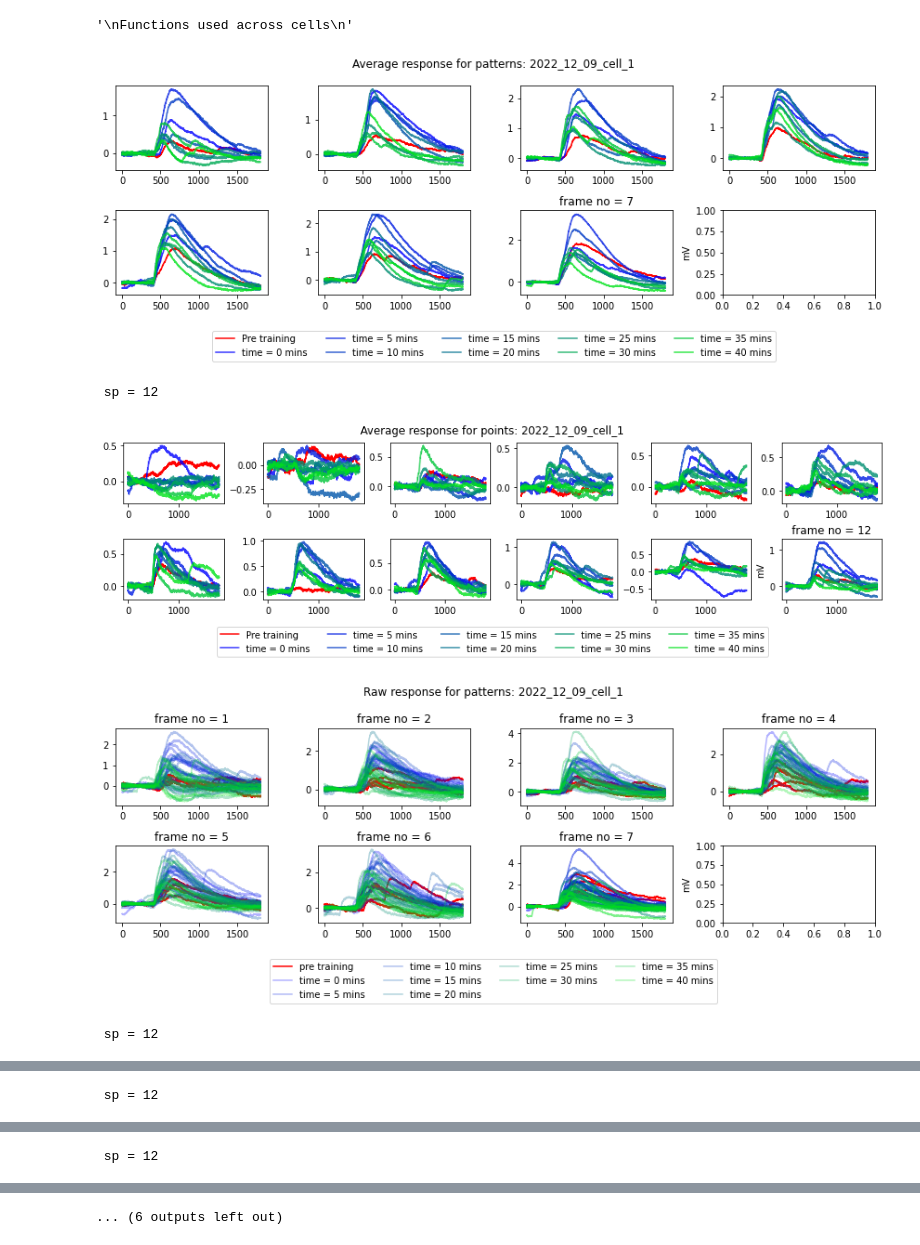
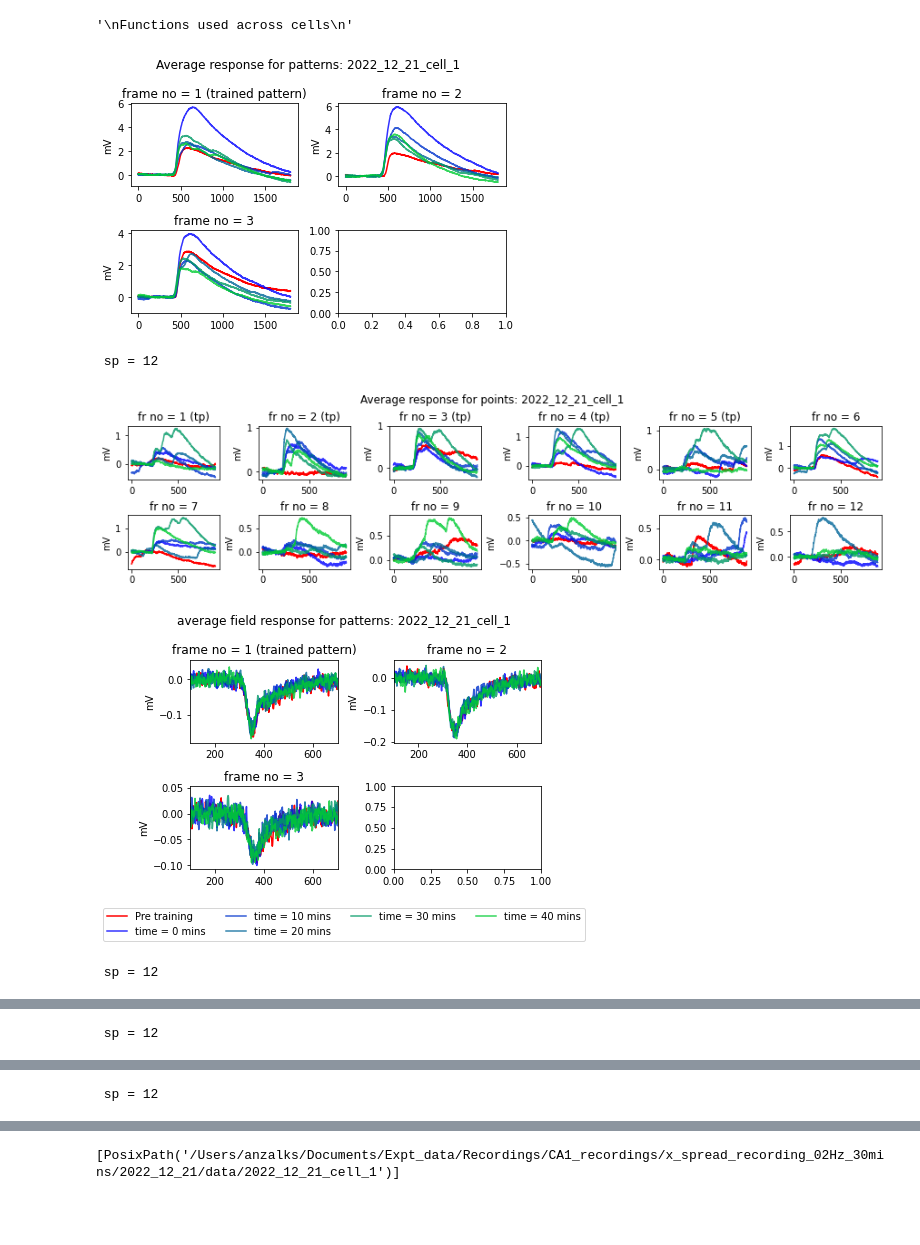
Before and after one commit to anzalks/ep_snippets, a Jupyter notebook: LTP_Cell_to_cell_analytsis_all_patterns.ipynb, the cells around one changed output, grey strips where cells are left out. Saved outputs shown, nothing was run; the diff lists cells and outputs as text; code cells hidden in the pictures; blank space fills up the shorter version.

```diff
--- a/LTP_Cell_to_cell_analytsis_all_patterns.ipynb
+++ b/LTP_Cell_to_cell_analytsis_all_patterns.ipynb
@@ -165,6 +165,9 @@ def protocol_tag(file_name):
     elif 'patternsx' in protocol_name:
         #print('pattern protocol')
         title = 'Patterns'
+    elif 'patterns_x' in protocol_name:
+        #print('pattern protocol')
+        title = 'Patterns'
     elif 'Training' in protocol_name:
         #print('training')
         title = 'Training pattern'
@@ -263,7 +266,7 @@ Analysis functions
 """
 Get peak events by taking TTL into account
 """
-def peak_event(file_name):
+def peak_event(file_name,channel_name):
     f = str(file_name)
     reader = nio.AxonIO(f)
     channels = reader.header['signal_channels']
@@ -278,7 +281,7 @@ def peak_event(file_name):
     cell_trace_all = []
     TTL_sig_all = []
     for s, segment in enumerate(segments):
-        cell = channel_name_to_index(reader,'IN0')
+        cell = channel_name_to_index(reader,channel_name)
         analogsignals = segment.analogsignals[cell]
         unit = str(analogsignals.units).split()[1]
         trace = np.array(analogsignals)
@@ -333,18 +336,38 @@ def raw_peak_dist(points_or_pattern_file_set_abf):
     global epsp_post_raw
     pre_f = points_or_pattern_file_set_abf[0]
     post_f = points_or_pattern_file_set_abf[1:]
-    epsp_pre = peak_event(pre_f)[1]
+    epsp_pre = peak_event(pre_f,'IN0')[1] #IN0 for cell channel
 
-    epsp_pre_raw = peak_event(pre_f)[2]
+    epsp_pre_raw = peak_event(pre_f,'IN0')[2] #IN0 for cell channel
     epsp_post = []
     epsp_post_raw = []
     for p in post_f:
-        epsp_post_raw.append(peak_event(p)[2])
-        epsp_post.append(peak_event(p)[1])
+        epsp_post_raw.append(peak_event(p,'IN0')[2]) #IN0 for cell channel
+        epsp_post.append(peak_event(p,'IN0')[1]) #IN0 for cell channel
     epsp_raw = [epsp_pre_raw,epsp_post_raw]
     epsp_events = [epsp_pre,epsp_post,epsp_raw]
     #print(f'raw_peak_dist_worked')
     return epsp_events
+
+"""
+Field response amplitudes
+"""
+def raw_field_dist(points_or_pattern_file_set_abf):
+    global epsp_post_raw
+    pre_f = points_or_pattern_file_set_abf[0]
+    post_f = points_or_pattern_file_set_abf[1:]
+    epsp_pre = peak_event(pre_f,'Field')[1] #IN0 for cell channel
+
+    epsp_pre_raw = peak_event(pre_f,'Field')[2] #IN0 for cell channel
+    epsp_post = []
+    epsp_post_raw = []
+    for p in post_f:
+        epsp_post_raw.append(peak_event(p,'Field')[2]) #IN0 for cell channel
+        epsp_post.append(peak_event(p,'Field')[1]) #IN0 for cell channel
+    epsp_raw = [epsp_pre_raw,epsp_post_raw]
+    epsp_events = [epsp_pre,epsp_post,epsp_raw]
+    #print(f'raw_peak_dist_worked')
+    return epsp_events
 # %%
 """
 single cell functions
@@ -741,13 +1046,19 @@ def plot_raw(f):
 # %%
 cells = list_folder(p)
 
 #paired = []
 for c in cells:
-    plasticity_raw_trace_average_plot(c)
-    plasticity_raw_trace_plot(c)
+    try:
+        plasticity_raw_trace_average_plot(c)
+        field_raw_trace_average_plot(c)
+        plasticity_raw_trace_plot(c)
+        field_raw_trace_plot(c)
+    except:
+        print(f'cell {c} has some error')
+        continue
 # %% [output]
-[figure, old version]
+[figure, new version]
  sp = 12
-[figure, old version]
+[figure, new version]
-[figure, old version]
+[figure, new version]
  sp = 12
@@ -761 +1072,4 @@ for c in cells:
-... (6 outputs left out)
+# %%
+cells
+# %% [output]
+[PosixPath('/Users/anzalks/Documents/Expt_data/Recordings/CA1_recordings/x_spread_recording_02Hz_30mins/2022_12_21/data/2022_12_21_cell_1')]
```
Also changed, not shown: parts of 6 cells of this notebook, 1 other file.
